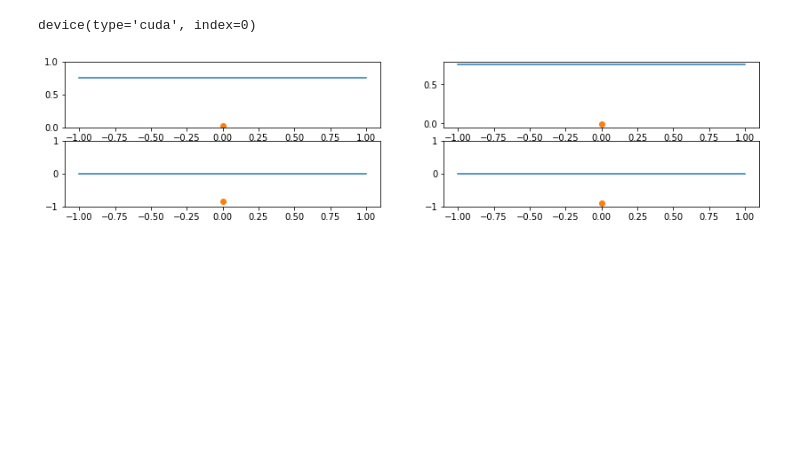
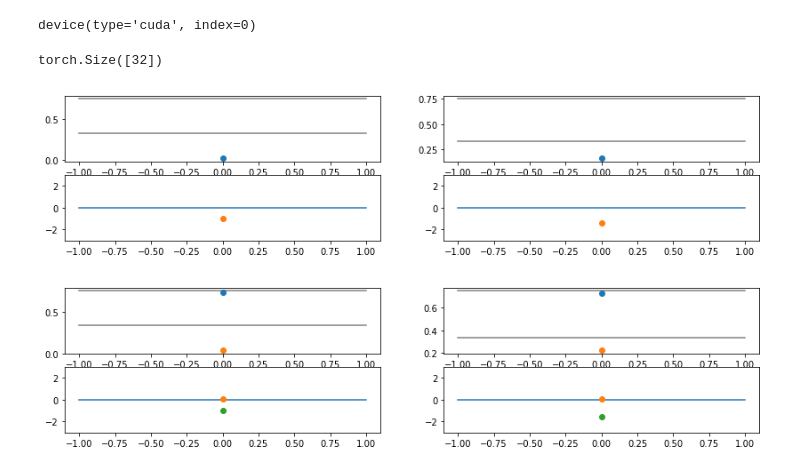
Before and after one commit to ul1994/mpgan, a Jupyter notebook: Hanoi.ipynb, the cells around one changed output. Cells and saved outputs as stored; diff of their text form; code cells hidden in the pictures; blank space fills up the shorter version.

```diff
--- a/Hanoi.ipynb
+++ b/Hanoi.ipynb
@@ -198,16 +252,39 @@ discrim_opt = optim.Adam([
+# %%
+def get_readouts(stacks, detach=False):
+    ros = []
+    for stack in stacks:
+        term = Variable(torch.zeros(32).to(device)) # readsize
+        for hv in reversed(stack):
+            if detach: hv = hv.detach()
+            term = readout(hv.to(device), term)
+        ros.append(term)
+    return ros
+
+samps = get_samples(100)
+ros = get_readouts(samps)
+print(ros[0].size())
+# %% [output]
+torch.Size([32])
 # %%
-def sample_fakes():
+def sample_fakes(height): # only 2 or 3 valid for now
+    assert height == 2 or height == 3
+
     fake_samples = []
-    bases = get_samples(100, baseonly=True)
-    for stack in bases:
-        zvar = spawn.init_noise(size=4).to(device)
-        hp = stack[0].to(device)
-        zout = spawn(hp, zvar)
+    bases = get_samples(100, height=height - 1)
+    ros = get_readouts(bases)
+    for rg, stack in zip(ros, bases):
+        zvar = spawn.init_noise(size=ZSIZE).to(device)
+        hp = stack[-1].to(device)
+        zout = spawn(rg, hp, zvar)
         fake_samples.append(stack + [zout.cpu()])
     return fake_samples
 
-history=[sample_fakes()]
-plot_distrib(history)
+history = [sample_fakes(2)]
+plot_distrib(history, height=2)
+
+history = [sample_fakes(3)]
+plot_distrib(history, height=3)
 # %% [output]
-[figure, old version]
+[figure, new version]
+[figure, added]
 # %%
```
Also changed, not shown: parts of 12 cells of this notebook, 1 other file.
